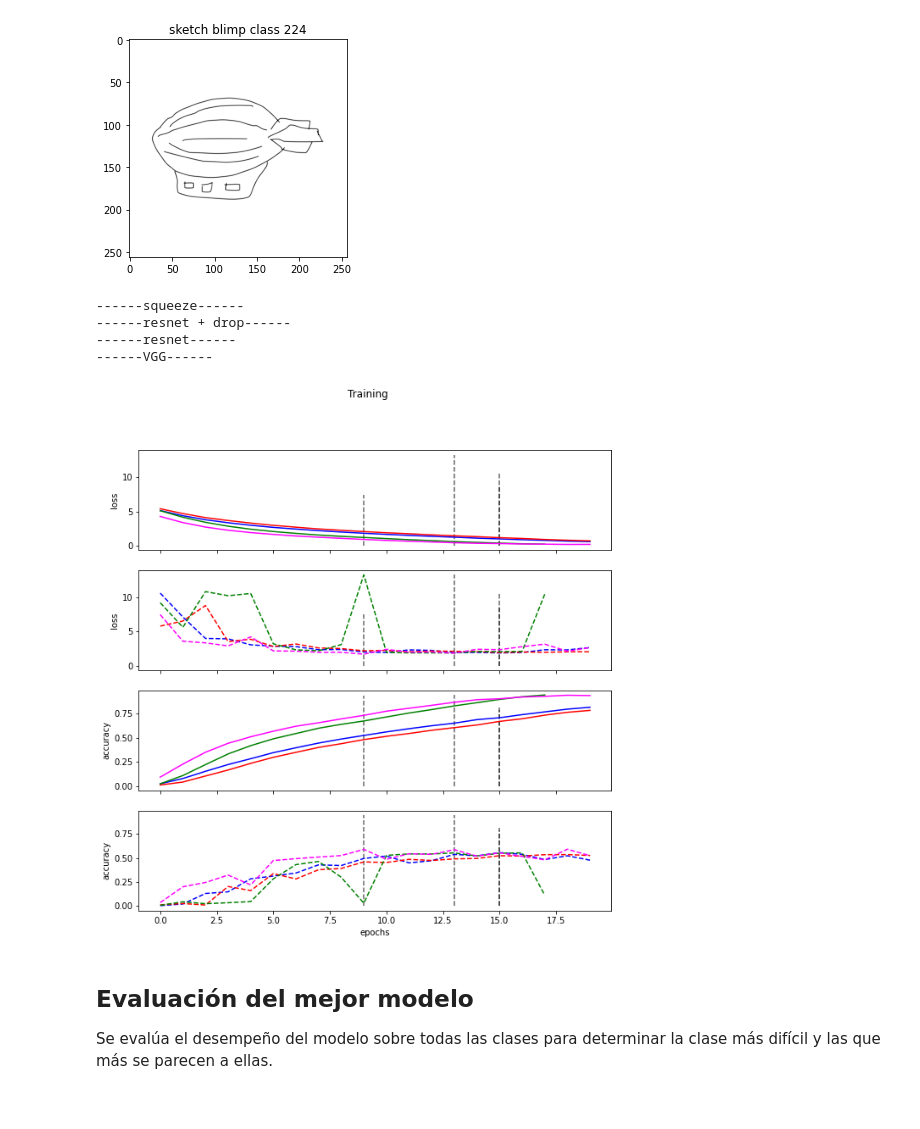
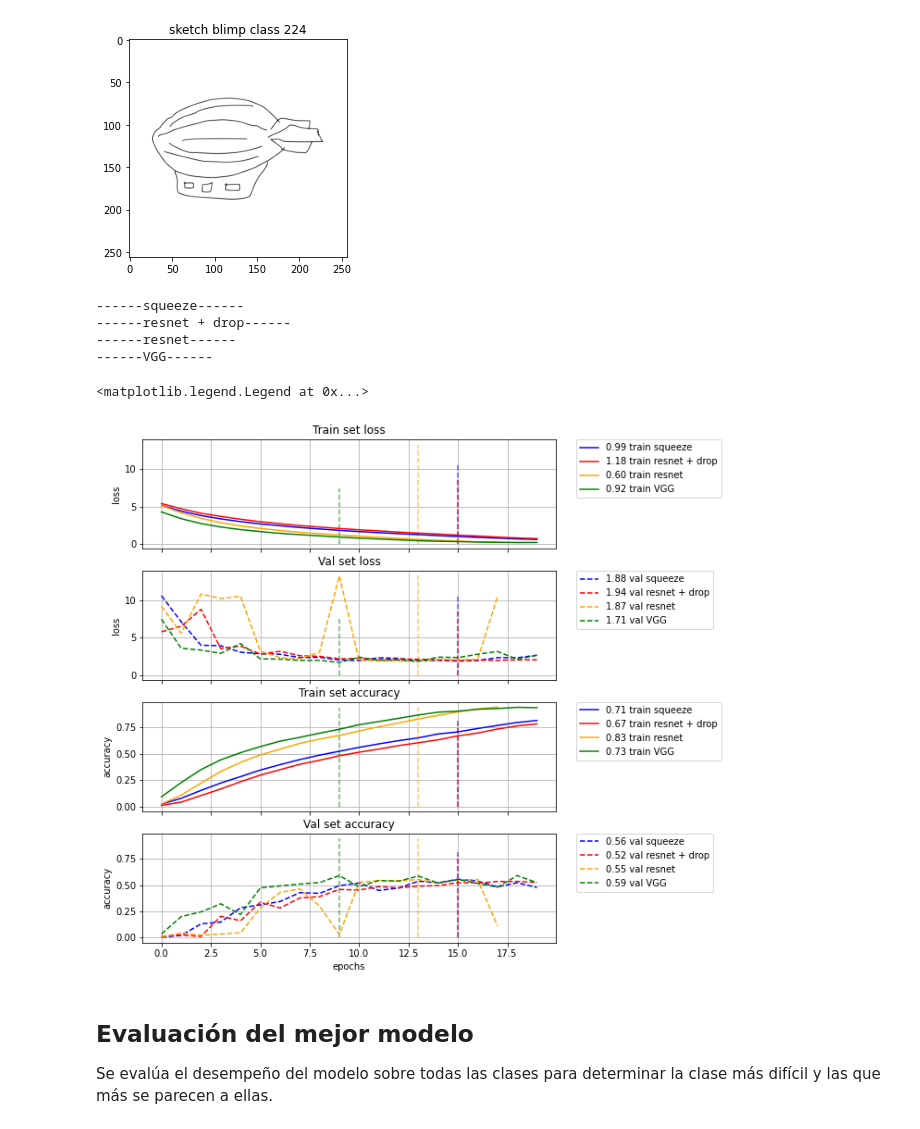
Before and after one commit to MartinVIllesca/CC6204, a Jupyter notebook: CC7221/tarea1/results_visualizations.ipynb, the cells around one changed output. Drawn from its saved outputs; the diff is of its cells as text; code cells hidden in the pictures.

```diff
--- a/CC7221/tarea1/results_visualizations.ipynb
+++ b/CC7221/tarea1/results_visualizations.ipynb
@@ -122,47 +122,72 @@ history_resnet_drop = np.load('./drive/My Drive/dataCC7221/trainHistoryDict_resn
 history_resnet      = np.load('./drive/My Drive/dataCC7221/trainHistoryDict_resnet_def',      allow_pickle=True)
 history_vgg         = np.load('./drive/My Drive/dataCC7221/trainHistoryDict_vgg_def',         allow_pickle=True)
 # %%
-fig, axs = plt.subplots(4, sharex=True, figsize=(10,10))
-fig.suptitle('Training')
+fig, axs = plt.subplots(4, sharex=True, figsize=(8,10))
+# fig.suptitle('Training')
 
 axs[0].set_ylabel('loss')
 axs[1].set_ylabel('loss')
 axs[2].set_ylabel('accuracy')
 axs[3].set_ylabel('accuracy')
 axs[3].set_xlabel('epochs')
 
+axs[0].set_title('Train set loss')
+axs[1].set_title('Val set loss')
+axs[2].set_title('Train set accuracy')
+axs[3].set_title('Val set accuracy')
+
+axs[0].grid()
+axs[1].grid()
+axs[2].grid()
+axs[3].grid()
+
 for history, name, color in [(history_squeeze, 'squeeze', 'blue'),
                             (history_resnet_drop, 'resnet + drop', 'red'),
-                            (history_resnet, 'resnet', 'green'),
-                            (history_vgg, 'VGG', 'magenta')]:
+                            (history_resnet, 'resnet', 'orange'),
+                            (history_vgg, 'VGG', 'green')]:
 
   print('------{}------'.format(name))
 
-  axs[0].plot(history['loss'], label='{} train'.format(name), color=color)
-  axs[1].plot(history['val_loss'], label='{} val'.format(name), ls='dashed', color=color)
-
   a = np.where(np.min(history['val_loss']) == history['val_loss'])[0][0]
 
-  axs[0].vlines(a, ymin=0, ymax=max(history['val_loss']), color='black',
+  axs[0].plot(history['loss'],
+              label='{1:.2f} train {0}'.format(name, history['loss'][a]),
+              color=color)
+  axs[1].plot(history['val_loss'],
+              label='{1:.2f} val {0}'.format(name, history['val_loss'][a]),
+              ls='dashed', color=color)
+
+
+  axs[0].vlines(a, ymin=0, ymax=max(history['val_loss']), color=color,
             alpha=0.6, linestyles='dashed')
-  axs[1].vlines(a, ymin=0, ymax=max(history['val_loss']), color='black',
+  axs[1].vlines(a, ymin=0, ymax=max(history['val_loss']), color=color,
             alpha=0.6, linestyles='dashed')
 
-  axs[2].plot(history['accuracy'], label='{} train'.format(name), color=color)
+  axs[2].plot(history['accuracy'],
+              label='{1:.2f} train {0}'.format(name, history['accuracy'][a]),
+              color=color)
 
-  axs[3].plot(history['val_accuracy'], label='{} val'.format(name), ls='dashed', color=color)
+  axs[3].plot(history['val_accuracy'],
+              label='{1:.2f} val {0}'.format(name, history['val_accuracy'][a]),
+              ls='dashed', color=color)
 
 
-  axs[2].vlines(a, ymin=0, ymax=max(history['accuracy']), color='black',
+  axs[2].vlines(a, ymin=0, ymax=max(history['accuracy']), color=color,
             alpha=0.6, linestyles='dashed')
-  axs[3].vlines(a, ymin=0, ymax=max(history['accuracy']), color='black',
+  axs[3].vlines(a, ymin=0, ymax=max(history['accuracy']), color=color,
             alpha=0.6, linestyles='dashed')
+
+axs[0].legend(bbox_to_anchor=(1.05, 1), loc='upper left', borderaxespad=0.)
+axs[1].legend(bbox_to_anchor=(1.05, 1), loc='upper left', borderaxespad=0.)
+axs[2].legend(bbox_to_anchor=(1.05, 1), loc='upper left', borderaxespad=0.)
+axs[3].legend(bbox_to_anchor=(1.05, 1), loc='upper left', borderaxespad=0.)
 # %% [output]
 ------squeeze------
 ------resnet + drop------
 ------resnet------
 ------VGG------
+<matplotlib.legend.Legend at 0x...>
-[figure, old version]
+[figure, new version]
 # %% [markdown]
 ## Evaluación del mejor modelo
 
```
